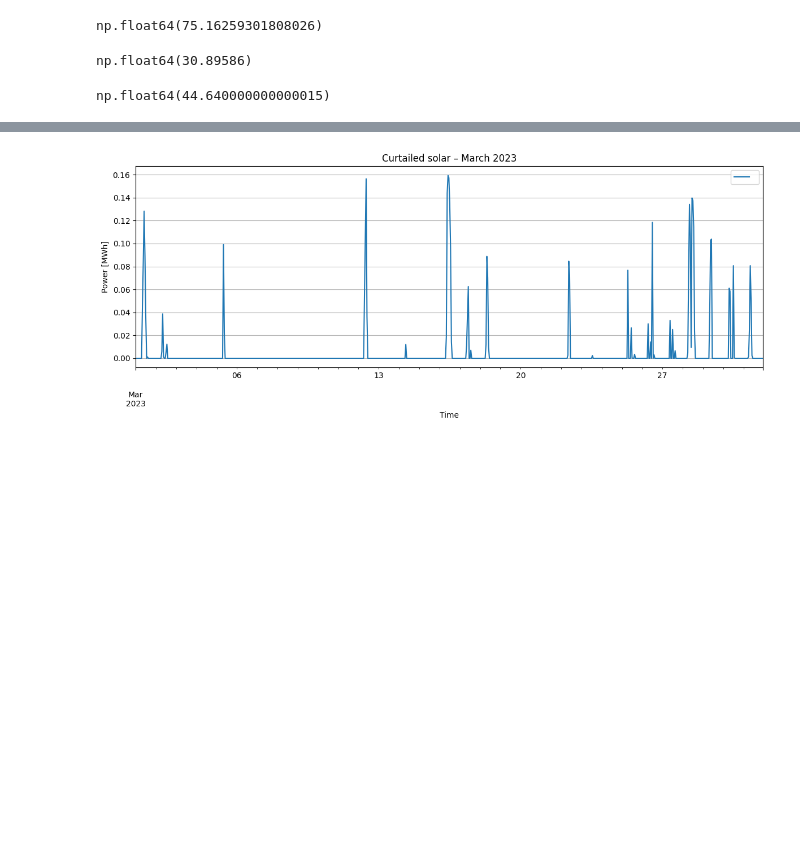
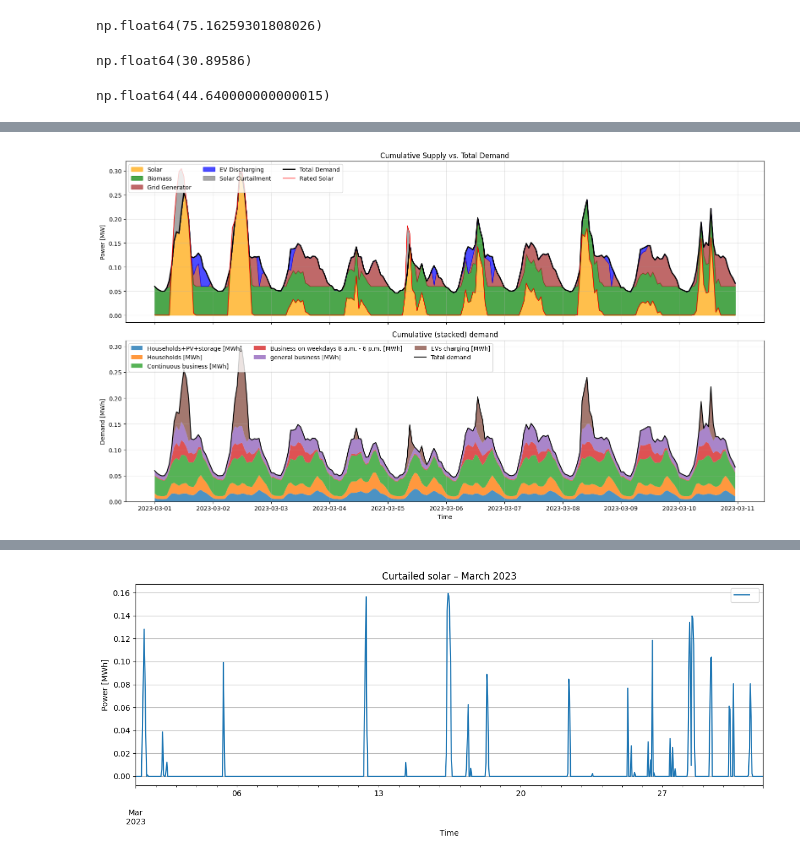
Before and after one commit to Moaztub/Master_thesis, a Jupyter notebook: base_shifted.ipynb, the cells around one changed output, grey strips where cells are left out. Drawn from its saved outputs; the diff is of its cells as text; code cells hidden in the pictures; blank space fills up the shorter version.

```diff
--- a/base_shifted.ipynb
+++ b/base_shifted.ipynb
@@ -1187,0 +1095,93 @@ plt.show()
+# %%
+import pandas as pd
+import numpy as np
+import matplotlib.pyplot as plt
+
+# ----- Time window -----
+start_date = "2023-03-01"
+end_date   = "2023-03-10 23:00"
+
+# ----- Demand breakdown (MWh) -----
+snapshots = pd.date_range("2023-03-01 00:00", "2023-03-31 23:00", freq="h")
+
+df_Tot_demand = pd.DataFrame({
+    "Households+PV+storage [MWh]": tot_Houshold_pv_storage["tot_demand_Houshold_pv_storage_variants_[MWh]"],
+    "Households [MWh]":            tot_Houshold["tot_demand_Houshold_variants_[MWh]"],
+    "Continuous business [MWh]":   tot_flex_load["tot_demand_flex_load_variants_[MWh]"],
+    "Business on weekdays 8 a.m. - 6 p.m. [MWh]": tot_Landswirtschaftsbetriebe["tot_demand_Landswirtschaftsbetriebe_variants_[MWh]"],
+    "general business [MWh]":      tot_Gewerbe["tot_demand_Gewerbe_variants_[MWh]"],
+    "EVs charging [MWh]":          Tot_EVs_charging["EVs demand [MWh]"],
+}).reindex(snapshots).fillna(0).astype(float)
+
+df_Tot_demand = df_Tot_demand.loc[start_date:end_date]
+total_demand = df_Tot_demand.sum(axis=1)
+
+# ----- Supply side (MW) -----
+biomass       = net.generators_t.p["Biomass"].squeeze().loc[start_date:end_date]
+solar         = net.generators_t.p["solar"].squeeze().loc[start_date:end_date]
+grid          = net.generators_t.p["grid_generator"].squeeze().loc[start_date:end_date]
+EVs_discharge = Tot_EVs_discharging["EVs discharging [MW]"].squeeze().loc[start_date:end_date]
+demand        = Tot_demand.squeeze().loc[start_date:end_date]
+rated_solar   = solar_gen.squeeze().loc[start_date:end_date]
+
+# Align to common index
+common_index = solar.index.intersection(biomass.index)\
+                           .intersection(grid.index)\
+                           .intersection(EVs_discharge.index)\
+                           .intersection(demand.index)\
+                           .intersection(rated_solar.index)
+
+biomass       = biomass.loc[common_index]
+solar         = solar.loc[common_index]
+grid          = grid.loc[common_index]
+EVs_discharge = EVs_discharge.loc[common_index]
+demand        = demand.loc[common_index]
+rated_solar   = rated_solar.loc[common_index]
+
+mask = rated_solar > demand
+
+# cumulative for stack fill
+solar_cum     = solar
+biomass_cum   = solar_cum + biomass
+grid_cum      = biomass_cum + grid
+discharge_cum = grid_cum + EVs_discharge
+
+# ----- Plot -----
+fig, (ax1, ax2) = plt.subplots(2, 1, figsize=(16, 9), sharex=True)
+
+# === Top: cumulative supply vs demand (MW) ===
+ax1.fill_between(common_index, 0, solar,             label="Solar",          alpha=0.7, color="orange")
+ax1.fill_between(common_index, solar, biomass_cum,   label="Biomass",        alpha=0.7, color="green")
+ax1.fill_between(common_index, biomass_cum, grid_cum, label="Grid Generator", alpha=0.7, color="brown")
+ax1.fill_between(common_index, grid_cum, discharge_cum, label="EV Discharging", alpha=0.7, color="blue")
+
+# curtailment
+ax1.fill_between(common_index, demand, rated_solar, where=mask, interpolate=True,
+                 label="Solar Curtailment", alpha=0.7, color="grey")
+
+# demand + rated solar curves
+ax1.plot(common_index, demand,      label="Total Demand", color="black", linewidth=2)
+ax1.plot(common_index, rated_solar, label="Rated Solar",  color="red",   linewidth=1)
+
+ax1.set_ylabel("Power [MW]")
+ax1.set_title("Cumulative Supply vs. Total Demand")
+ax1.grid(True, alpha=0.3)
+ax1.legend(loc="upper left", ncol=3, frameon=True)
+
+# === Bottom: demand breakdown (MWh) ===
+ax2.stackplot(df_Tot_demand.index,
+              *[df_Tot_demand[col].values for col in df_Tot_demand.columns],
+              labels=df_Tot_demand.columns, alpha=0.8)
+
+ax2.plot(df_Tot_demand.index, total_demand, linewidth=1.5, color="black", label="Total demand")
+
+ax2.set_title("Cumulative (stacked) demand")
+ax2.set_xlabel("Time")
+ax2.set_ylabel("Demand [MWh]")
+ax2.grid(True, alpha=0.3)
+ax2.legend(loc="upper left", ncol=3, frameon=True)
+
+fig.tight_layout()
+plt.show()
+# %% [output]
+[figure, added]
```
Also changed, not shown: parts of 52 cells of this notebook.
